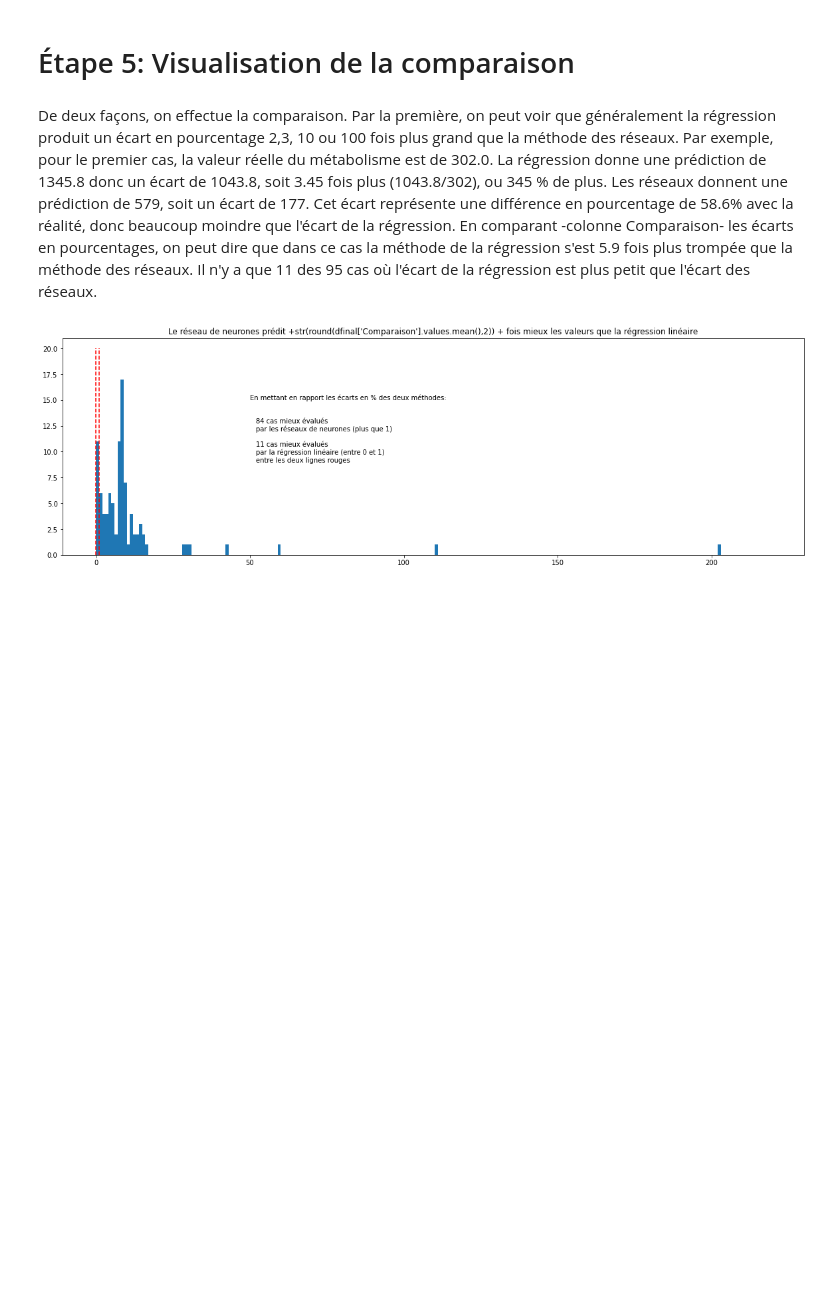
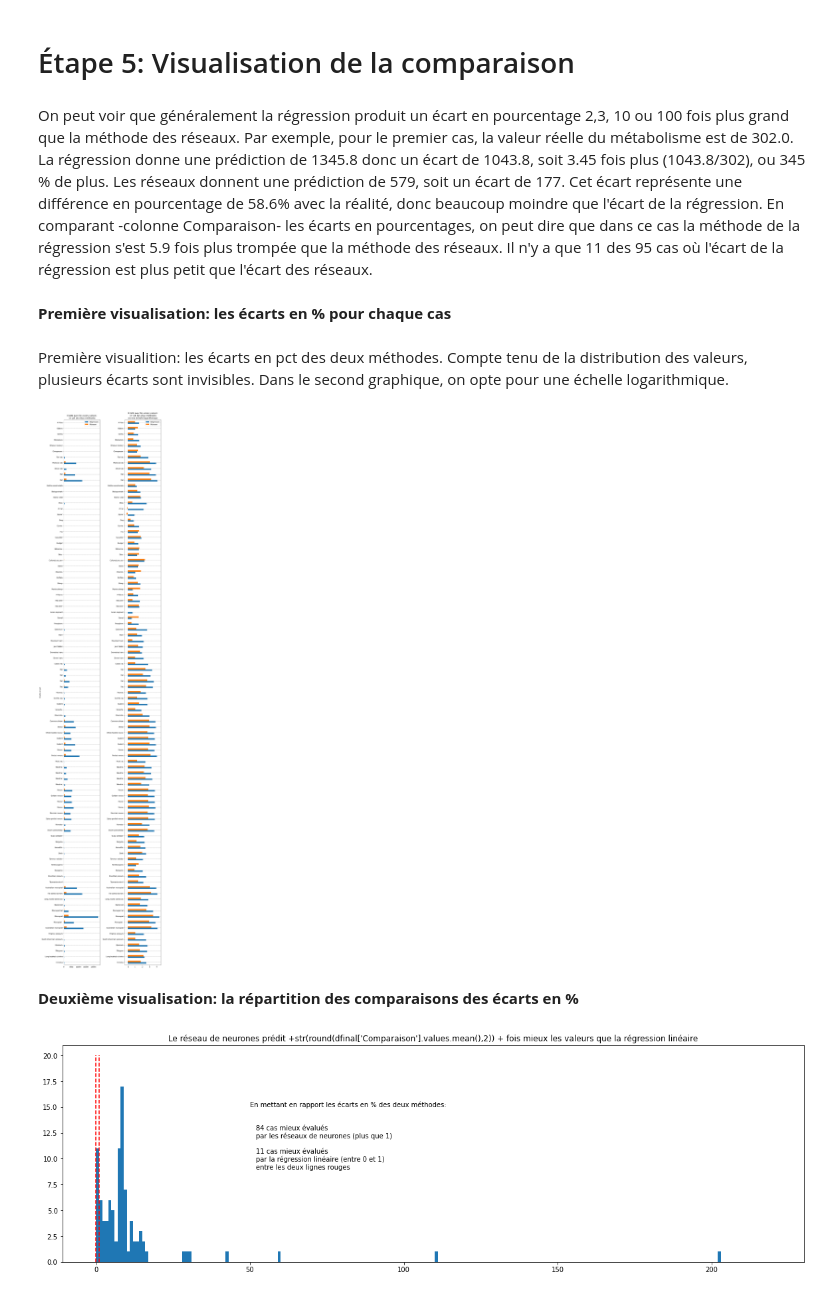
Before and after one commit to jhguay/base_ouverte, a Jupyter notebook: MataneLabo1_avecComparaisonRegressionv2.ipynb, the cells around one changed output. Cells and saved outputs as stored; diff of their text form; code cells hidden in the pictures; blank space fills up the shorter version.

```diff
--- a/MataneLabo1_avecComparaisonRegressionv2.ipynb
+++ b/MataneLabo1_avecComparaisonRegressionv2.ipynb
@@ -252,7 +254,38 @@ Quand la valeur de la comparaison est 1, c'est que la régression a produit un
 # %% [markdown]
 # Étape 5: Visualisation de la comparaison
 # %% [markdown]
-De deux façons, on effectue la comparaison.  Par la première, on peut voir que généralement la régression produit un écart en pourcentage 2,3, 10 ou 100 fois plus grand que la méthode des réseaux. Par exemple, pour le premier cas, la valeur réelle du métabolisme est de 302.0. La régression donne une prédiction de 1345.8 donc un écart de 1043.8, soit 3.45 fois plus (1043.8/302), ou 345 % de plus. Les réseaux donnent une prédiction de 579, soit un écart de 177. Cet écart représente une différence en pourcentage de 58.6% avec la réalité, donc beaucoup moindre que l'écart de la régression. En comparant -colonne Comparaison-  les écarts en pourcentages, on peut dire que dans ce cas la méthode de la régression s'est 5.9 fois plus trompée que la méthode des réseaux.   Il n'y a que 11 des 95 cas où l'écart de la régression est plus petit que l'écart des réseaux.
+On peut voir que généralement la régression produit un écart en pourcentage 2,3, 10 ou 100 fois plus grand que la méthode des réseaux. Par exemple, pour le premier cas, la valeur réelle du métabolisme est de 302.0. La régression donne une prédiction de 1345.8 donc un écart de 1043.8, soit 3.45 fois plus (1043.8/302), ou 345 % de plus. Les réseaux donnent une prédiction de 579, soit un écart de 177. Cet écart représente une différence en pourcentage de 58.6% avec la réalité, donc beaucoup moindre que l'écart de la régression. En comparant -colonne Comparaison-  les écarts en pourcentages, on peut dire que dans ce cas la méthode de la régression s'est 5.9 fois plus trompée que la méthode des réseaux.   Il n'y a que 11 des 95 cas où l'écart de la régression est plus petit que l'écart des réseaux.
+# %% [markdown]
+**Première visualisation: les écarts en % pour chaque cas**
+# %% [markdown]
+Première visualition: les écarts en pct des deux méthodes. Compte tenu de la distribution des valeurs, plusieurs écarts sont invisibles. Dans le second graphique, on opte pour une échelle logarithmique.
+# %%
+#On isole les variables
+ecartRpct = [float(i) for i in dfinal['EcartRpct']]
+ecartRNpct = [float(i) for i in dfinal['EcartRNpct'] ]
+
+#On les transforme en log 10 pour rendre visible les écarts
+ecartRpctLog = np.log10(ecartRpct)
+ecartRNpctLog = np.log10(ecartRNpct)
+#On crée la base pour le graphique
+basePourGraphique = {'Régression': ecartRpct,'Réseaux': ecartRNpct}
+basePourGraphiqueLog = {'Régression': ecartRpctLog,'Réseaux': ecartRNpctLog}
+#On crée pe dataframe (redondant?)
+df = pd.DataFrame(basePourGraphique,columns=['Régression','Réseaux'], index = dfinal['Nom'].values)
+dfLog = pd.DataFrame(basePourGraphiqueLog,columns=['Régression','Réseaux'], index = dfinal['Nom'].values)
+#On crée le graphique avec les étiquettes
+fig, ax = plt.subplots(nrows=1, ncols=2,figsize=(12, 50))
+fig.tight_layout(pad=12.0)
+ax[0].yaxis.grid(color='gray', linestyle='dashed')
+df.plot.barh(ax=ax[0], title='Écarts avec les vraies valeurs\n en pct des deux méthodes',ylabel="Écarts en pct")
+dfLog.plot.barh(ax=ax[1], title='Écarts avec les vraies valeurs\n en pct des deux méthodes\nsur une échelle logarithmique')
+ax[0].yaxis.grid(color='gray', linestyle='dashed')
+ax[1].yaxis.grid(color='gray', linestyle='dashed')
+plt.show()
+# %% [output]
+[figure, added]
+# %% [markdown]
+**Deuxième visualisation: la répartition des comparaisons des écarts en %**
 # %%
 #Représentation graphique
 fig, ax = plt.subplots(figsize=(20, 6))
```
Also changed, not shown: parts of 5 cells of this notebook.
